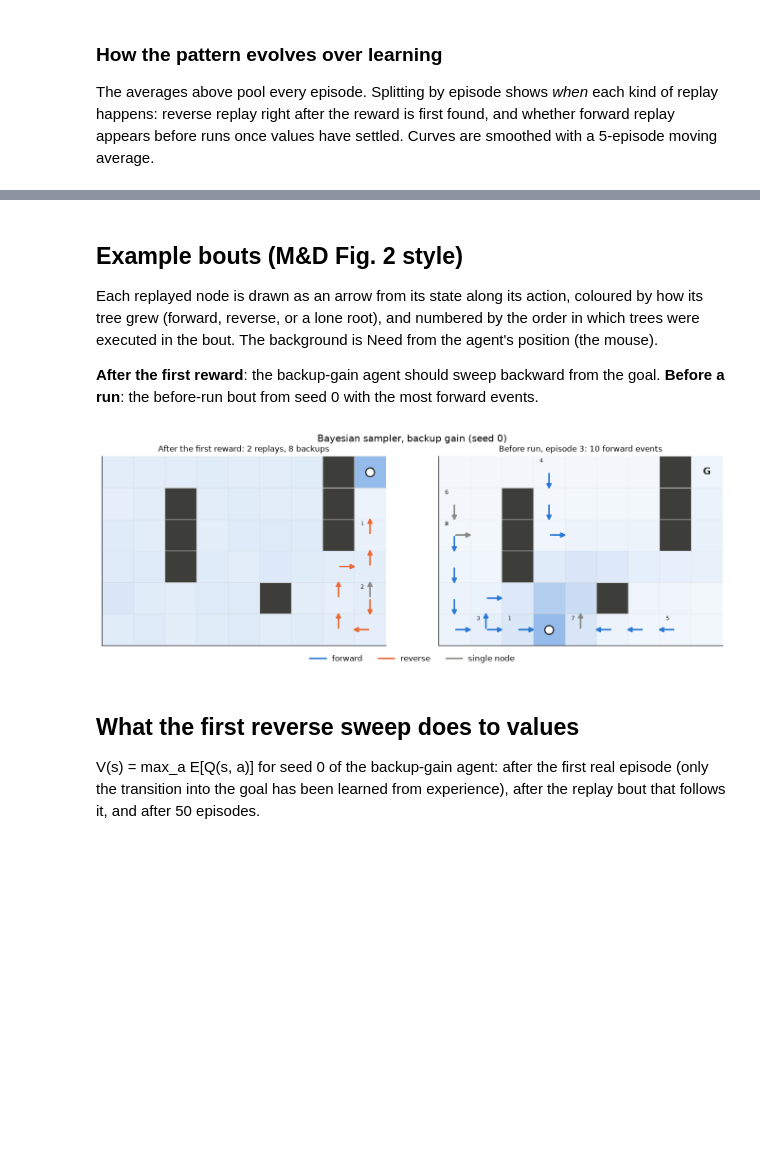
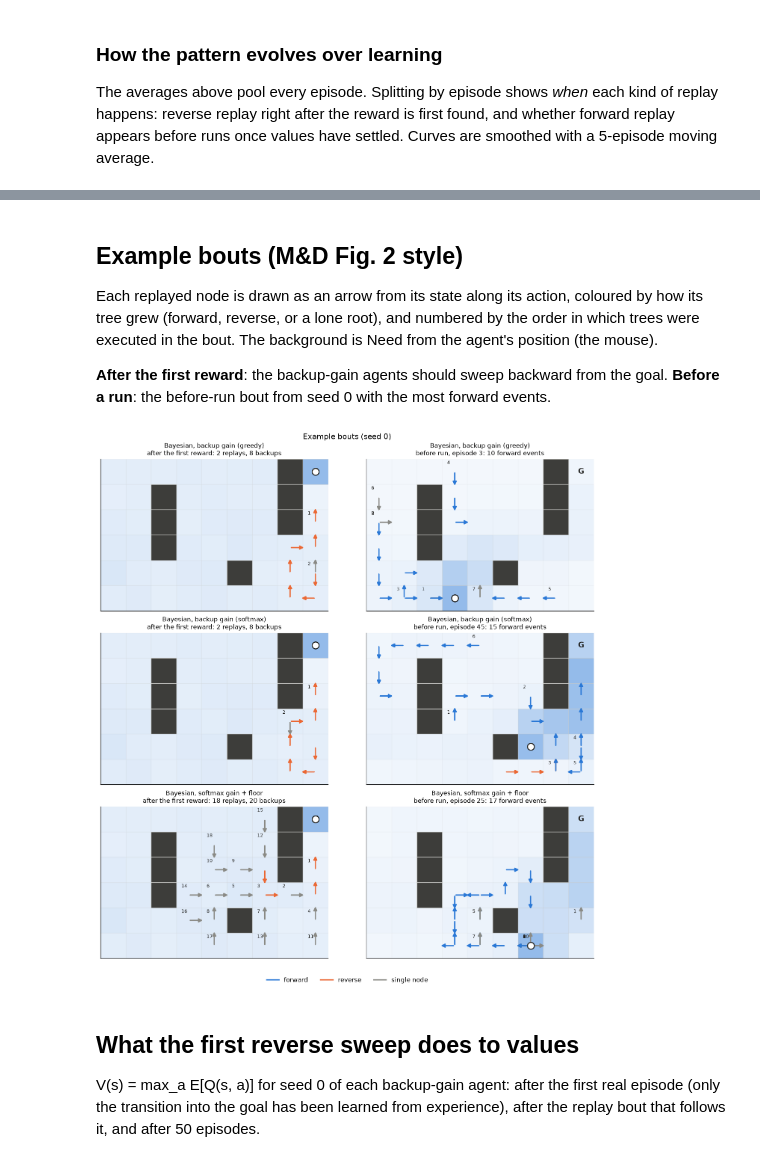
Before and after one commit to seblee97/bayesianqevb, a Jupyter notebook: notebooks/replay_sampler/mattar_maze_bayesian_replay.ipynb, the cells around one changed output, grey strips where cells are left out. Cells and saved outputs as stored; diff of their text form; code cells hidden in the pictures; blank space fills up the shorter version.

```diff
--- a/notebooks/replay_sampler/mattar_maze_bayesian_replay.ipynb
+++ b/notebooks/replay_sampler/mattar_maze_bayesian_replay.ipynb
@@ -179,7 +196,7 @@ def value_map(q_model):
     return np.array([q_model.value(s) for s in range(q_model.n_states)])
 
 
-def run_bayesian(sampler_kwargs, n_episodes, n_seeds):
+def run_bayesian(sampler_kwargs, n_episodes, n_seeds, temp=REPLAY_TEMP):
     steps = np.zeros((n_seeds, n_episodes))
     counts = {phase: {d: np.zeros((n_seeds, n_episodes)) for d in ("forward", "reverse")}
               for phase in ("before", "after")}
@@ -191,7 +208,7 @@ def run_bayesian(sampler_kwargs, n_episodes, n_seeds):
         q_model, reward_model = agent.q_model, agent.reward_model
         for ep in range(n_episodes):
             state = start_state = env.reset()
-            before, before_need = planning_bout(agent, state)
+            before, before_need = planning_bout(agent, state, temp=temp)
             done, n = False, 0
             while not done and n < 20_000:
                 probs = softmax_weights(q_model.q_means(state), temp=1.0 / SOFTMAX_BETA)
@@ -202,7 +219,7 @@ def run_bayesian(sampler_kwargs, n_episodes, n_seeds):
                 state, n = next_state, n + 1
             if seed == 0 and ep == 0:
                 examples["V_before_first_replay"] = value_map(q_model)
-            after, after_need = planning_bout(agent, state)
+            after, after_need = planning_bout(agent, state, temp=temp)
             steps[seed, ep] = n
             for phase, bout, agent_state in (("before", before, start_state), ("after", after, state)):
                 for tree, strategy, evb in bout:
@@ -367,7 +392,10 @@ reward (Gain is highest at the predecessors of the state whose value just
 changed). Bars are directional events per bout, averaged over all episodes
 and seeds.
 # %%
-fig, axes = plt.subplots(1, 3, figsize=(12, 3.8), sharey=True)
+n_cols = 3
+n_rows = -(-len(results) // n_cols)
+fig, axes = plt.subplots(n_rows, n_cols, figsize=(4 * n_cols, 3.6 * n_rows), sharey=True)
+axes = axes.ravel()
 x = np.arange(2)
 width = 0.36
 for ax, (name, (_, counts)) in zip(axes, results.items()):
@@ -380,10 +408,13 @@ for ax, (name, (_, counts)) in zip(axes, results.items()):
             ax.annotate(f"{v:.1f}", (bar.get_x() + bar.get_width() / 2, v), xytext=(0, 3),
                         textcoords="offset points", ha="center", fontsize=8)
     ax.set_xticks(x, ["Forward", "Reverse"])
-    ax.set_title(name)
+    ax.set_title(name, fontsize=10)
     ax.grid(axis="y", color="#e6e6e3", lw=0.8)
     ax.set_axisbelow(True)
-axes[0].set_ylabel("Directional events per bout")
+for ax in axes[::n_cols]:
+    ax.set_ylabel("Directional events per bout")
+for ax in axes[len(results):]:
+    ax.axis("off")
 axes[0].legend(frameon=False)
 plt.tight_layout()
 plt.show()
@@ -425,9 +456,9 @@ coloured by how its tree grew (forward, reverse, or a lone root), and
 numbered by the order in which trees were executed in the bout. The
 background is Need from the agent's position (the mouse).
 
-**After the first reward**: the backup-gain agent should sweep backward from
-the goal. **Before a run**: the before-run bout from seed 0 with the most
-forward events.
+**After the first reward**: the backup-gain agents should sweep backward
+from the goal. **Before a run**: the before-run bout from seed 0 with the
+most forward events.
 # %%
 def plot_bout(env, executed, need, agent_state, title, ax):
     nonwall = [s for s in range(env.n_states) if env._decode(s) not in env.walls]
@@ -442,49 +473,51 @@ def plot_bout(env, executed, need, agent_state, title, ax):
                                    edgecolor="#cfcfcb", lw=0.8))
     for (gr, gc) in env.goals:
         ax.text(gc, -gr, "G", ha="center", va="center", fontsize=12, fontweight="bold", color="#1f1f1d")
     if agent_state is not None:
         ar, ac = env._decode(agent_state)
         ax.plot(ac, -ar, "o", ms=11, mfc="white", mec="#1f1f1d", mew=1.5, zorder=5)
 
     for k, (tree, strategy, _) in enumerate(executed, start=1):
         direction = "reverse" if "backward" in strategy else ("forward" if "forward" in strategy else "root")
         color = {"forward": COLOR_FORWARD, "reverse": COLOR_REVERSE, "root": COLOR_ROOT}[direction]
         for node in tree:
             r, c = env._decode(node.state)
             nr, nc = env._decode(env.deterministic_transition(node.state, node.action)[0])
             ax.annotate("", xy=(c + 0.6 * (nc - c), -r - 0.6 * (nr - r)), xytext=(c, -r),
                         arrowprops=dict(arrowstyle="-|>", color=color, lw=2, mutation_scale=12), zorder=4)
         r, c = env._decode(tree[0].state)
         ax.text(c - 0.3, -r + 0.3, str(k), fontsize=7, color="#1f1f1d", zorder=6)
     ax.set_xlim(-0.5, env.width - 0.5)
     ax.set_ylim(-env.height + 0.5, 0.5)
     ax.set_aspect("equal")
     ax.set_xticks([]); ax.set_yticks([])
     ax.set_title(title, fontsize=10)
 
 
 env = make_maze_env()
-fig, axes = plt.subplots(1, 2, figsize=(12, 4.2))
-executed, need, agent_state = examples_backup["after"]
-plot_bout(env, executed, need, agent_state,
-          f"After the first reward: {len(executed)} replays, "
-          f"{sum(len(t) for t, _, _ in executed)} backups", axes[0])
-executed, need, agent_state = examples_backup["before"]
-plot_bout(env, executed, need, agent_state,
-          f"Before run, episode {examples_backup['before_episode'] + 1}: "
-          f"{examples_backup['before_forward']} forward events", axes[1])
+fig, axes = plt.subplots(len(BACKUP_AGENTS), 2, figsize=(12, 4.2 * len(BACKUP_AGENTS)))
+for row, name in enumerate(BACKUP_AGENTS):
+    ex = examples[name]
+    executed, need, agent_state = ex["after"]
+    plot_bout(env, executed, need, agent_state,
+              f"{name}\nafter the first reward: {len(executed)} replays, "
+              f"{sum(len(t) for t, _, _ in executed)} backups", axes[row, 0])
+    executed, need, agent_state = ex["before"]
+    plot_bout(env, executed, need, agent_state,
+              f"{name}\nbefore run, episode {ex['before_episode'] + 1}: "
+              f"{ex['before_forward']} forward events", axes[row, 1])
 handles = [plt.Line2D([], [], color=c, lw=2, label=l) for l, c in
            (("forward", COLOR_FORWARD), ("reverse", COLOR_REVERSE), ("single node", COLOR_ROOT))]
 fig.legend(handles=handles, loc="lower center", ncol=3, frameon=False)
-fig.suptitle("Bayesian sampler, backup gain (seed 0)")
-plt.tight_layout(rect=[0, 0.06, 1, 1])
+fig.suptitle("Example bouts (seed 0)")
+plt.tight_layout(rect=[0, 0.04, 1, 1])
 plt.show()
 # %% [output]
-[figure, old version]
+[figure, new version]
 # %% [markdown]
 ## What the first reverse sweep does to values
 
-V(s) = max_a E[Q(s, a)] for seed 0 of the backup-gain agent: after the first
+V(s) = max_a E[Q(s, a)] for seed 0 of each backup-gain agent: after the first
 real episode (only the transition into the goal has been learned from
 experience), after the replay bout that follows it, and after 50 episodes.
 # %%
```
Also changed, not shown: parts of 19 cells of this notebook, 1 other file.
